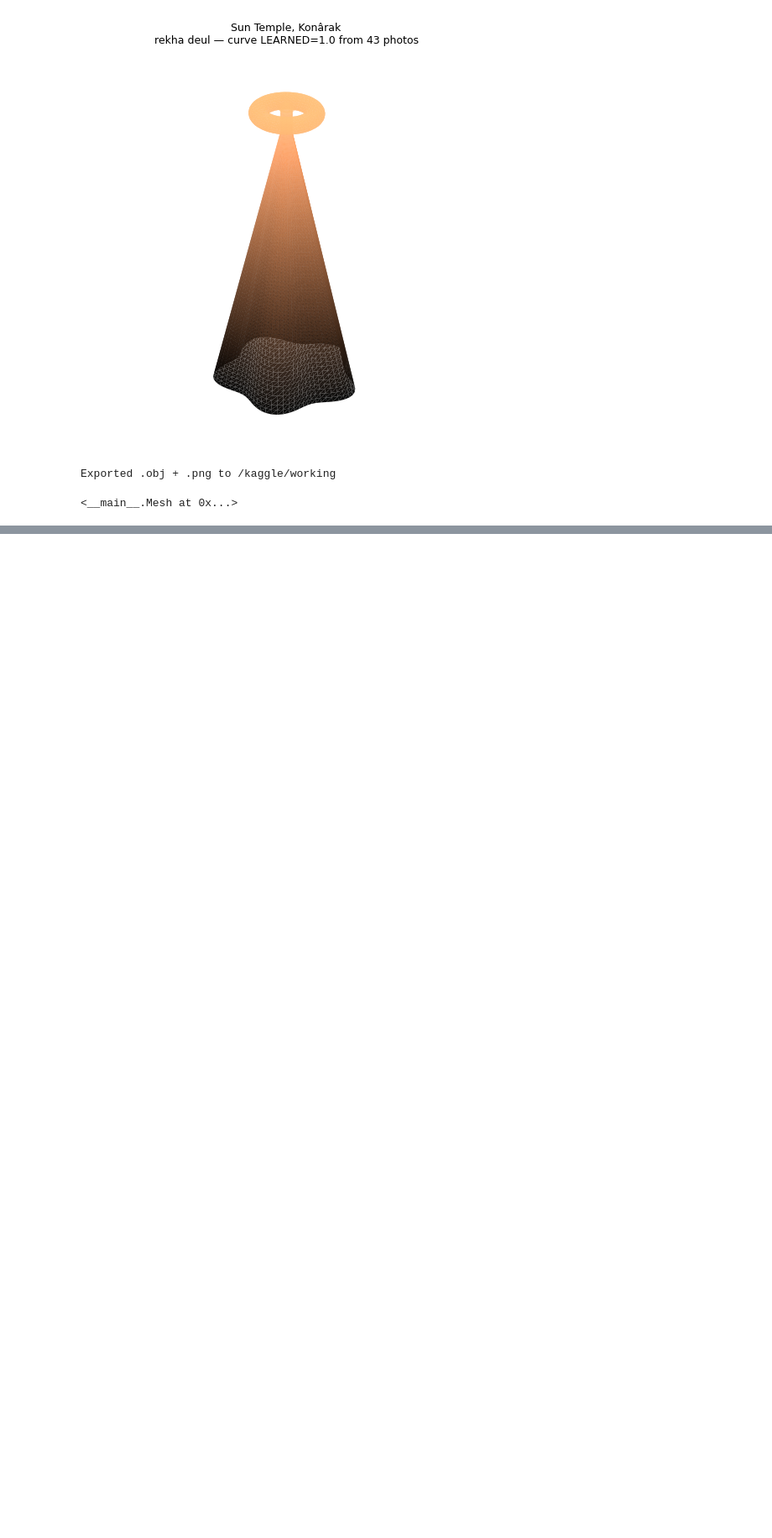
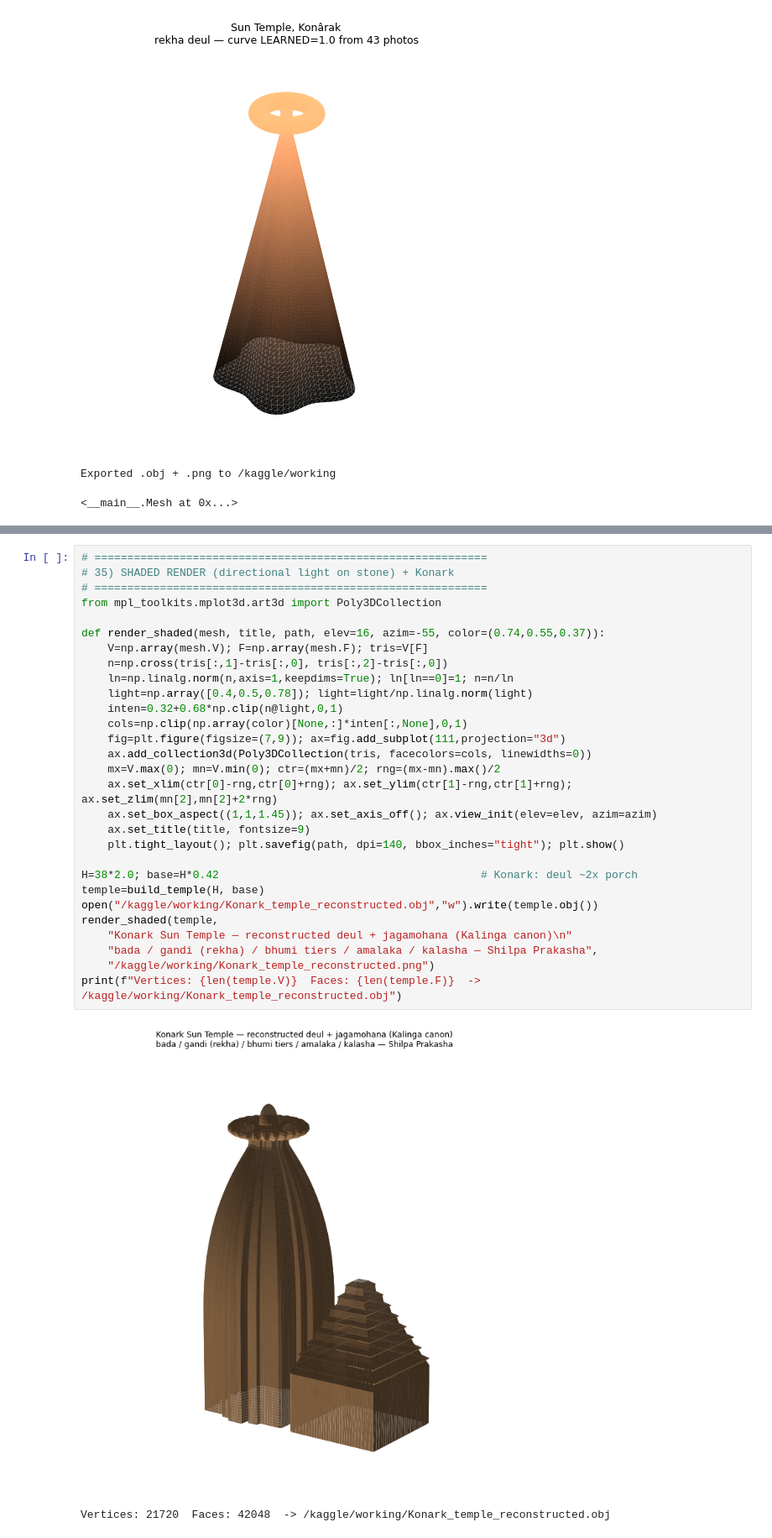
Before and after one commit to Siddhantdamre/Kathakaar, a Jupyter notebook: restorator.ipynb, the cells around one changed output, grey strips where cells are left out. Shown at 84% size. Drawn from its saved outputs; the diff is of its cells as text; blank space fills up the shorter version.

```diff
--- a/restorator.ipynb
+++ b/restorator.ipynb
@@ -2370,0 +2627,32 @@ Exported .obj + .png to /kaggle/working
+# %%
+# ============================================================
+# 35) SHADED RENDER (directional light on stone) + Konark
+# ============================================================
+from mpl_toolkits.mplot3d.art3d import Poly3DCollection
+
+def render_shaded(mesh, title, path, elev=16, azim=-55, color=(0.74,0.55,0.37)):
+    V=np.array(mesh.V); F=np.array(mesh.F); tris=V[F]
+    n=np.cross(tris[:,1]-tris[:,0], tris[:,2]-tris[:,0])
+    ln=np.linalg.norm(n,axis=1,keepdims=True); ln[ln==0]=1; n=n/ln
+    light=np.array([0.4,0.5,0.78]); light=light/np.linalg.norm(light)
+    inten=0.32+0.68*np.clip(n@light,0,1)
+    cols=np.clip(np.array(color)[None,:]*inten[:,None],0,1)
+    fig=plt.figure(figsize=(7,9)); ax=fig.add_subplot(111,projection="3d")
+    ax.add_collection3d(Poly3DCollection(tris, facecolors=cols, linewidths=0))
+    mx=V.max(0); mn=V.min(0); ctr=(mx+mn)/2; rng=(mx-mn).max()/2
+    ax.set_xlim(ctr[0]-rng,ctr[0]+rng); ax.set_ylim(ctr[1]-rng,ctr[1]+rng); ax.set_zlim(mn[2],mn[2]+2*rng)
+    ax.set_box_aspect((1,1,1.45)); ax.set_axis_off(); ax.view_init(elev=elev, azim=azim)
+    ax.set_title(title, fontsize=9)
+    plt.tight_layout(); plt.savefig(path, dpi=140, bbox_inches="tight"); plt.show()
+
+H=38*2.0; base=H*0.42                                        # Konark: deul ~2x porch
+temple=build_temple(H, base)
+open("/kaggle/working/Konark_temple_reconstructed.obj","w").write(temple.obj())
+render_shaded(temple,
+    "Konark Sun Temple — reconstructed deul + jagamohana (Kalinga canon)\n"
+    "bada / gandi (rekha) / bhumi tiers / amalaka / kalasha — Shilpa Prakasha",
+    "/kaggle/working/Konark_temple_reconstructed.png")
+print(f"Vertices: {len(temple.V)}  Faces: {len(temple.F)}  -> /kaggle/working/Konark_temple_reconstructed.obj")
+# %% [output]
+[figure, added]
+Vertices: 21720  Faces: 42048  -> /kaggle/working/Konark_temple_reconstructed.obj
```
Also changed, not shown: parts of 16 cells of this notebook.
